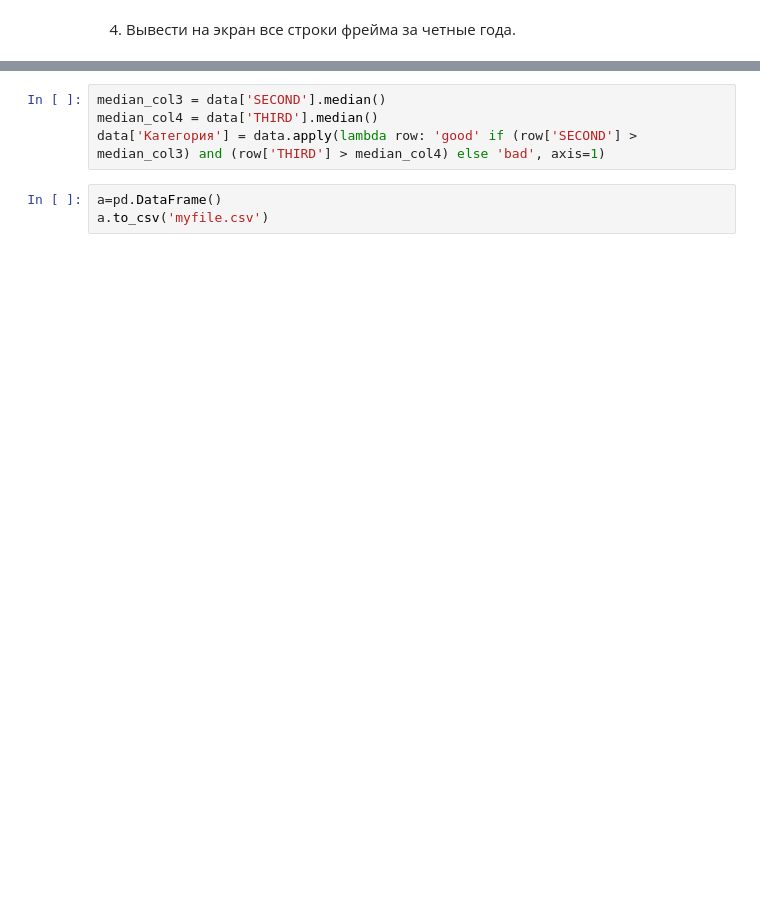
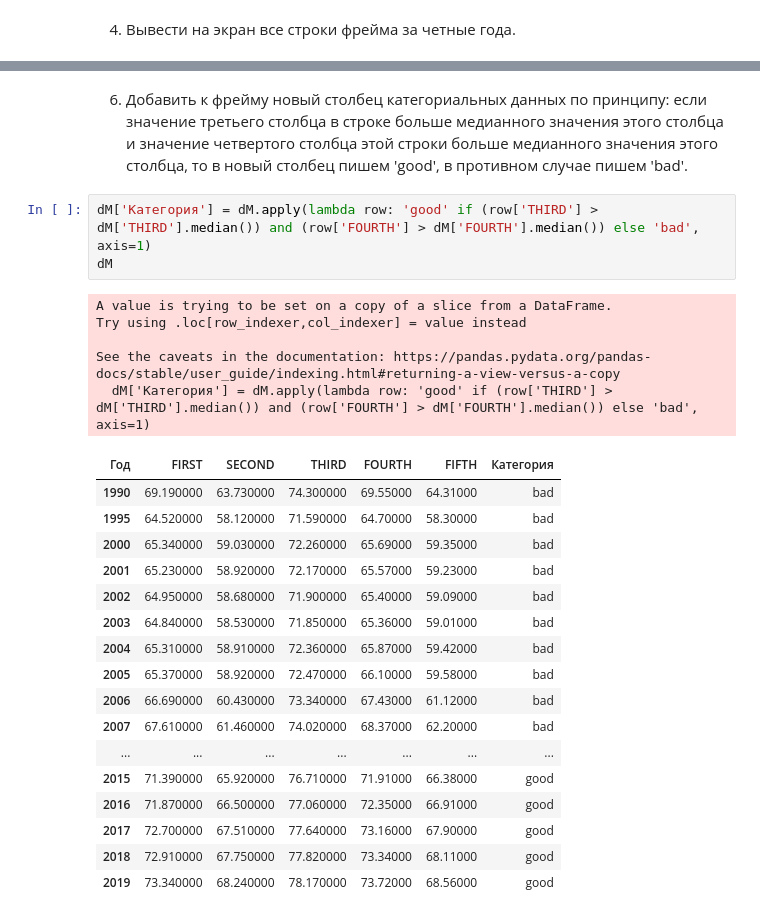
Before and after one commit to n0kse/shumskii_IKT, a Jupyter notebook: кт4 ИКТ Шумский.ipynb, the cells around one changed output, grey strips where cells are left out. Saved outputs shown, nothing was run; the diff lists cells and outputs as text; blank space fills up the shorter version.

```diff
--- a/кт4 ИКТ Шумский.ipynb
+++ b/кт4 ИКТ Шумский.ipynb
@@ -254,7 +131,28 @@ Text(0, 0.5, 'THIRD')
+# %% [markdown]
+6. Добавить к фрейму новый столбец категориальных данных по принципу: если значение третьего столбца в строке больше медианного значения этого столбца и значение четвертого столбца этой строки больше медианного значения этого столбца, то в новый столбец пишем 'good', в противном случае пишем 'bad'.
 # %%
-median_col3 = data['SECOND'].median()
-median_col4 = data['THIRD'].median()
-data['Категория'] = data.apply(lambda row: 'good' if (row['SECOND'] > median_col3) and (row['THIRD'] > median_col4) else 'bad', axis=1)
+dM['Категория'] = dM.apply(lambda row: 'good' if (row['THIRD'] > dM['THIRD'].median()) and (row['FOURTH'] > dM['FOURTH'].median()) else 'bad', axis=1)
+dM
+# %% [output]
+A value is trying to be set on a copy of a slice from a DataFrame.
+Try using .loc[row_indexer,col_indexer] = value instead
+
+See the caveats in the documentation: https://pandas.pydata.org/pandas-docs/stable/user_guide/indexing.html#returning-a-view-versus-a-copy
+  dM['Категория'] = dM.apply(lambda row: 'good' if (row['THIRD'] > dM['THIRD'].median()) and (row['FOURTH'] > dM['FOURTH'].median()) else 'bad', axis=1)
+| Год | FIRST | SECOND | THIRD | FOURTH | FIFTH | Категория |
+| 1990 | 69.190000 | 63.730000 | 74.300000 | 69.55000 | 64.31000 | bad |
+| 1995 | 64.520000 | 58.120000 | 71.590000 | 64.70000 | 58.30000 | bad |
+| 2000 | 65.340000 | 59.030000 | 72.260000 | 65.69000 | 59.35000 | bad |
+| 2001 | 65.230000 | 58.920000 | 72.170000 | 65.57000 | 59.23000 | bad |
+| 2002 | 64.950000 | 58.680000 | 71.900000 | 65.40000 | 59.09000 | bad |
+| 2003 | 64.840000 | 58.530000 | 71.850000 | 65.36000 | 59.01000 | bad |
+| 2004 | 65.310000 | 58.910000 | 72.360000 | 65.87000 | 59.42000 | bad |
+| 2005 | 65.370000 | 58.920000 | 72.470000 | 66.10000 | 59.58000 | bad |
+| 2006 | 66.690000 | 60.430000 | 73.340000 | 67.43000 | 61.12000 | bad |
+| 2007 | 67.610000 | 61.460000 | 74.020000 | 68.37000 | 62.20000 | bad |
+| ... | ... | ... | ... | ... | ... | ... |
+| 2015 | 71.390000 | 65.920000 | 76.710000 | 71.91000 | 66.38000 | good |
+| 2016 | 71.870000 | 66.500000 | 77.060000 | 72.35000 | 66.91000 | good |
+| 2017 | 72.700000 | 67.510000 | 77.640000 | 73.16000 | 67.90000 | good |
+| 2018 | 72.910000 | 67.750000 | 77.820000 | 73.34000 | 68.11000 | good |
+| 2019 | 73.340000 | 68.240000 | 78.170000 | 73.72000 | 68.56000 | good |
-# %%
-a=pd.DataFrame()
-a.to_csv('myfile.csv')
```
Also changed, not shown: parts of 28 cells of this notebook.
